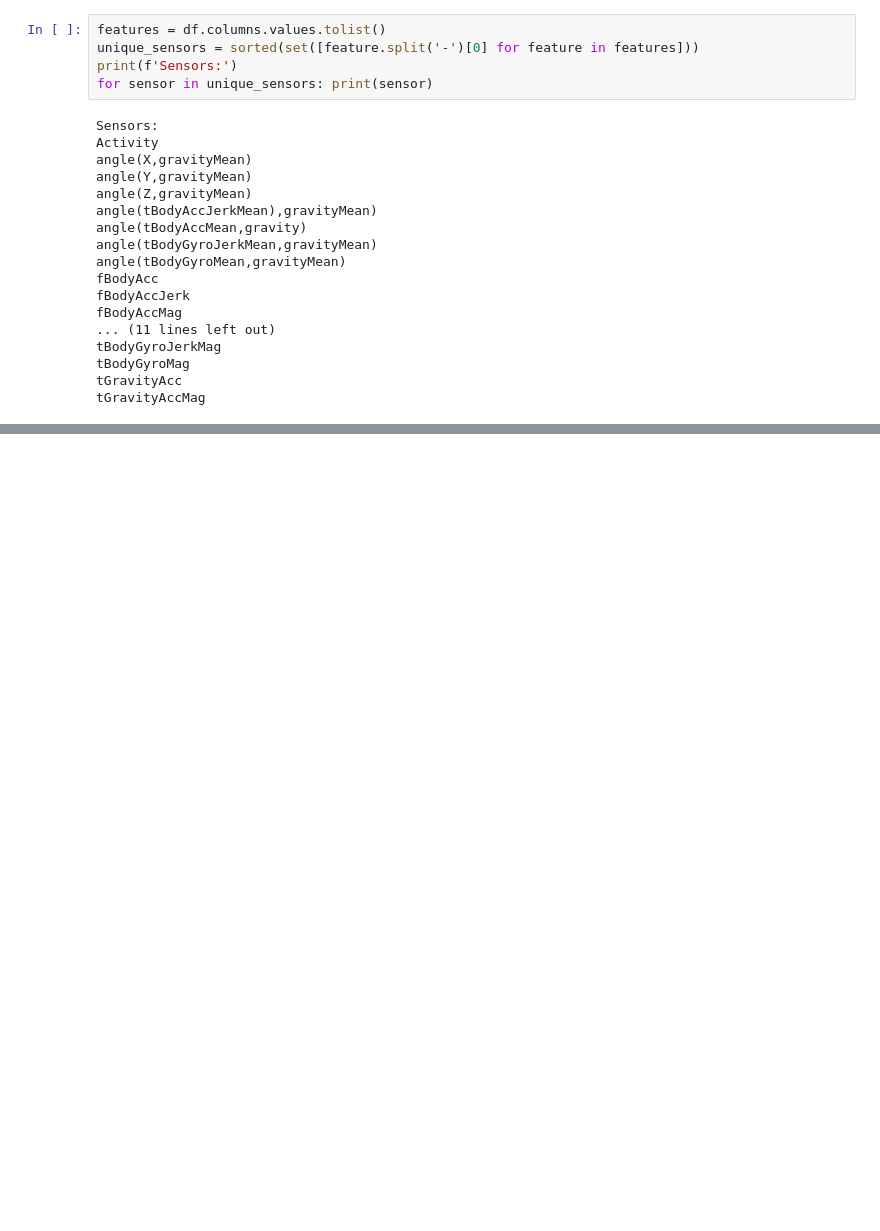
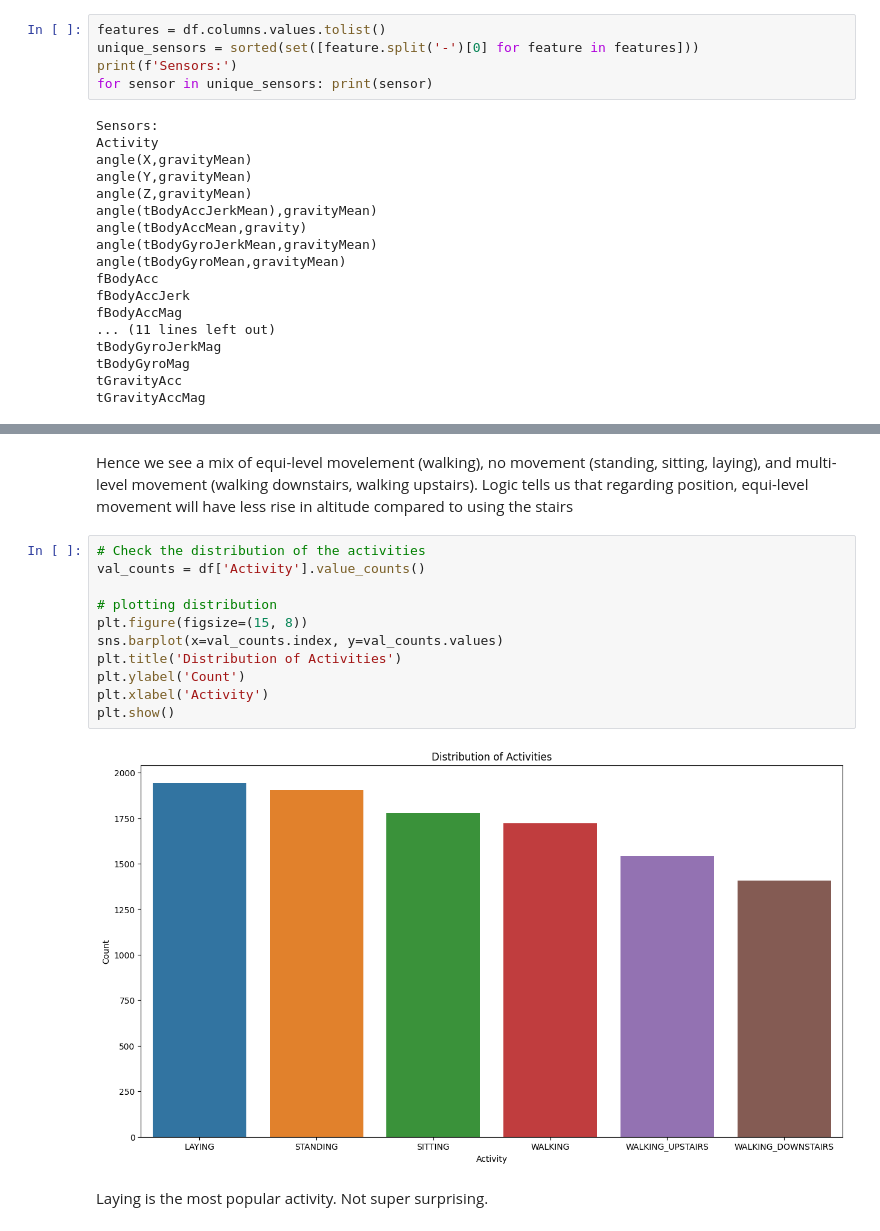
Before and after one commit to soumildatta/ActivityDetection, a Jupyter notebook: test.ipynb, the cells around one changed output, grey strips where cells are left out. Drawn from its saved outputs; the diff is of its cells as text; blank space fills up the shorter version.

Commit message:
Getting distribution of activities

```diff
--- a/test.ipynb
+++ b/test.ipynb
@@ -54,0 +66,17 @@ tGravityAccMag
+# %% [markdown]
+Hence we see a mix of equi-level movelement (walking), no movement (standing, sitting, laying), and multi-level movement (walking downstairs, walking upstairs). Logic tells us that regarding position, equi-level movement will have less rise in altitude compared to using the stairs
+# %%
+# Check the distribution of the activities
+val_counts = df['Activity'].value_counts()
+
+# plotting distribution
+plt.figure(figsize=(15, 8))
+sns.barplot(x=val_counts.index, y=val_counts.values)
+plt.title('Distribution of Activities')
+plt.ylabel('Count')
+plt.xlabel('Activity')
+plt.show()
+# %% [output]
+[figure, added]
+# %% [markdown]
+Laying is the most popular activity. Not super surprising.
```
Also changed, not shown: parts of 3 cells of this notebook.
